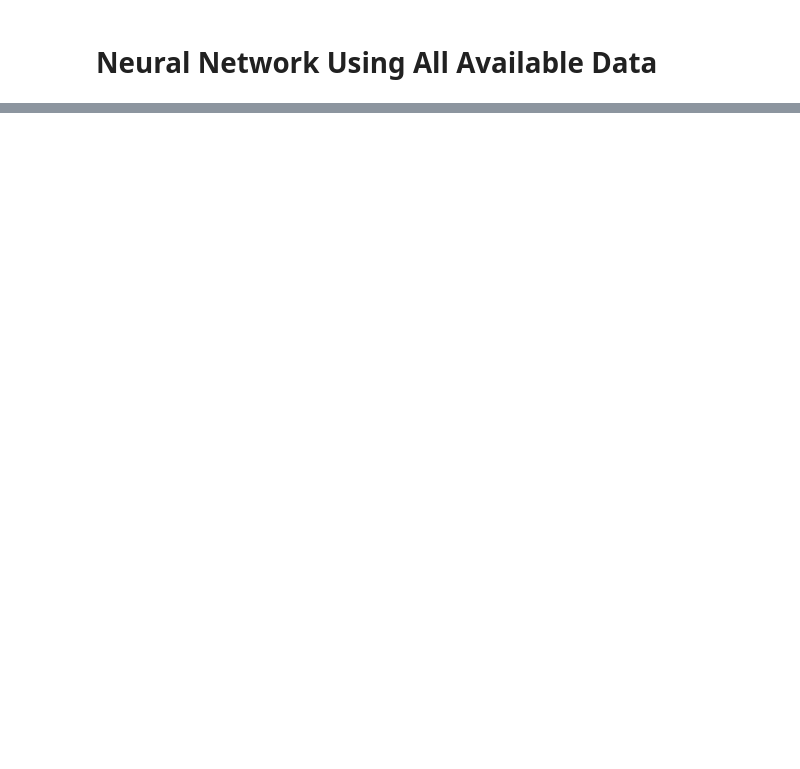
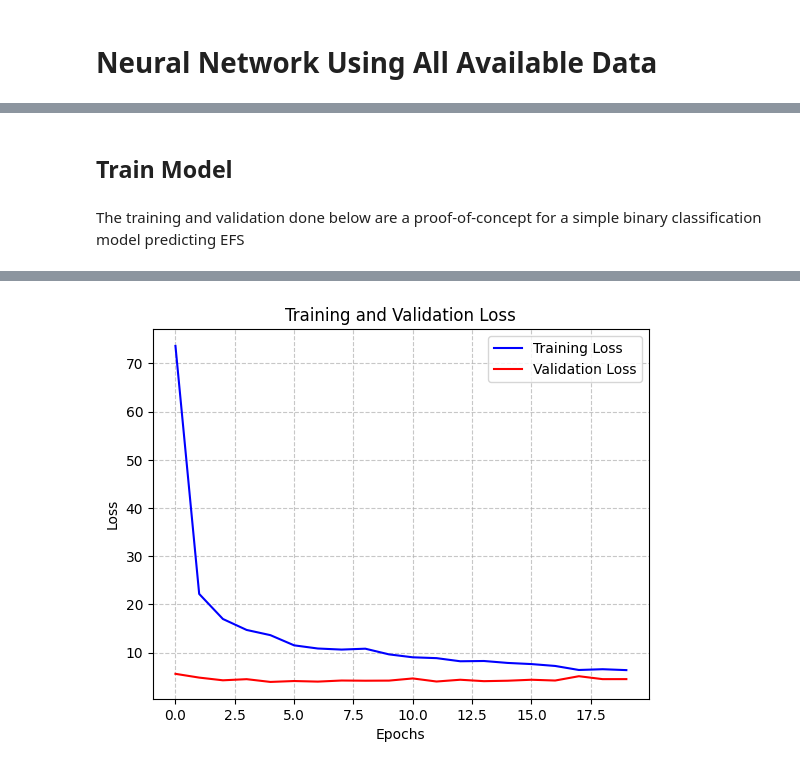
Before and after one commit to scottito/CSCI-5922-Final-Project, a Jupyter notebook: neural-network.ipynb, the cells around one changed output, grey strips where cells are left out. Drawn from its saved outputs; the diff is of its cells as text; code cells hidden in the pictures; blank space fills up the shorter version.

Commit message:
Full preprocess with demo model

```diff
--- a/neural-network.ipynb
+++ b/neural-network.ipynb
@@ -6,2 +17,2 @@ from sklearn.model_selection import train_test_split
 # %%
-data = pd.read_csv('data/processed_data.csv')
+data = pd.read_csv('data/clean_data.csv')
@@ -25,0 +86,63 @@ Testing: (2880, 61) (10.0%)
+# %% [markdown]
+## Train Model
+# %%
+# Create data loaders
+train_dataset = TensorDataset(X_train_tensor, y_train_tensor)
+val_dataset = TensorDataset(X_val_tensor, y_val_tensor)
+
+train_loader = DataLoader(train_dataset, batch_size=64, shuffle=True)
+val_loader = DataLoader(val_dataset, batch_size=64)
+# %% [markdown]
+The training and validation done below are a proof-of-concept for a simple binary classification model predicting EFS
+# %%
+ # Initialize model
+input_size = X_train.shape[1]
+model = SimpleEFSModel(input_size)
+
+# Define hyper-parameters
+criterion = nn.BCELoss()
+optimizer = optim.Adam(model.parameters(), lr=0.001)
+epochs = 20
+# %%
+# Training loop
+train_losses = []
+val_losses = []
+
+for epoch in range(epochs):
+
+    model.train()
+    train_loss = 0.0
+    for inputs, labels in train_loader:
+        optimizer.zero_grad()
+        outputs = model(inputs)
+        loss = criterion(outputs, labels)
+        loss.backward()
+        optimizer.step()
+        train_loss += loss.item()
+    train_losses.append(train_loss)
+
+    # Validation
+    model.eval()
+    val_loss = 0.0
+    with torch.no_grad():
+        for inputs, labels in val_loader:
+            outputs = model(inputs)
+            loss = criterion(outputs, labels)
+            val_loss += loss.item()
+    val_losses.append(val_loss)
+
+    # Display epoch losses
+    print(f'Epoch {epoch+1}/{epochs}, Train Loss: {train_loss/len(train_loader):.4f}, Val Loss: {val_loss/len(val_loader):.4f}')
+    # Display epoch accuracies as percentages (personal preference)
+    # print(f'Epoch {epoch+1}/{epochs}, Train Loss: {1-(running_loss/len(train_loader))*100:.2f}, Val Loss: {(1-val_loss/len(val_loader))*100:.2f}')
+
+# Plot training loop results
+plt.plot(range(epochs), train_losses, 'b-', label='Training Loss')
+plt.plot(range(epochs), val_losses, 'r-', label='Validation Loss')
+plt.grid(True, linestyle='--', alpha=0.7)
+plt.title('Training and Validation Loss')
+plt.xlabel('Epochs')
+plt.ylabel('Loss')
+plt.legend()
+plt.show()
+# %% [output]
@@ -25,0 +169 @@ Testing: (2880, 61) (10.0%)
+[figure, added]
```
Also changed, not shown: parts of 9 cells of this notebook, 4 other files.
